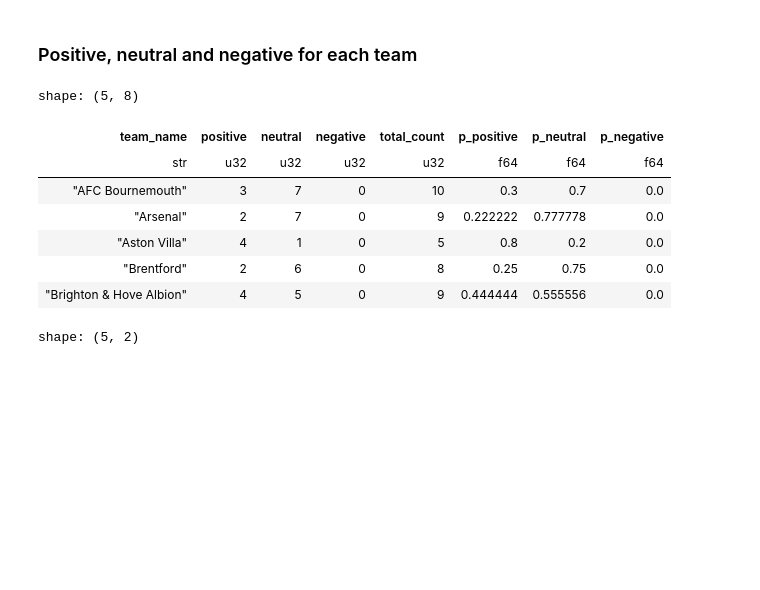
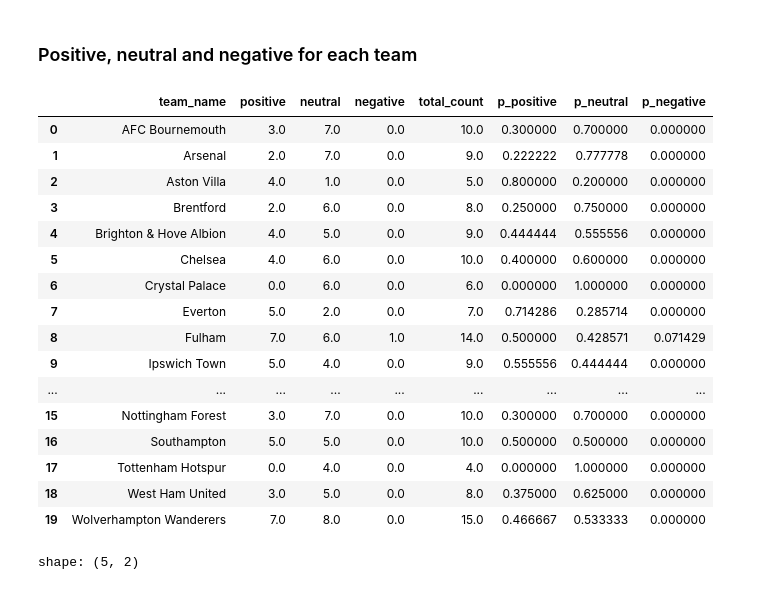
Before and after one commit to girguy/foot_sentiment_analysis, a Jupyter notebook: visualization/test.ipynb, the cells around one changed output. Drawn from its saved outputs; the diff is of its cells as text; code cells hidden in the pictures; blank space fills up the shorter version.

```diff
--- a/visualization/test.ipynb
+++ b/visualization/test.ipynb
@@ -119,39 +146,44 @@ shape: (5, 3)
 | 5 | 0.441804 | "Brighton & Hove Albion" |
 # %% [markdown]
 ### Positive, neutral and negative for each team
-# %%
-#### [team, n_pos, n_neg, n_neu, n, pos_percentage, neg_percentage, neutral_percentage, n_overal_feeling, overal_feeling]
-
-result_1 = df_fact_reaction \
-    .group_by('fk_team_id', 'fk_sentiment_id').agg([
-        pl.col("reaction_id").n_unique().alias("count_reaction")
-        ]) \
-    .join(df_sentiment, left_on="fk_sentiment_id", right_on="sentiment_id", how="left") \
-    .join(df_team, left_on="fk_team_id", right_on="team_id", how="inner") \
-    .drop(["fk_team_id", "fk_sentiment_id", "sentiment_value"])
-
-result_1 = result_1 \
-    .pivot("sentiment_label", index="team_name", values="count_reaction") \
-    .fill_null(0) \
-    .sort("team_name") \
-    .with_columns() \
-    .with_columns((pl.col("positive")+pl.col("neutral")+pl.col("negative")).alias("total_count")) \
-    .with_columns(
-        (pl.col("positive")/pl.col("total_count")).alias("p_positive"),
-        (pl.col("neutral")/pl.col("total_count")).alias("p_neutral"),
-        (pl.col("negative")/pl.col("total_count")).alias("p_negative")
-    )
-
-result_1.head()
-# %% [output]
-shape: (5, 8)
-| team_name | positive | neutral | negative | total_count | p_positive | p_neutral | p_negative |
-| str | u32 | u32 | u32 | u32 | f64 | f64 | f64 |
-| "AFC Bournemouth" | 3 | 7 | 0 | 10 | 0.3 | 0.7 | 0.0 |
-| "Arsenal" | 2 | 7 | 0 | 9 | 0.222222 | 0.777778 | 0.0 |
-| "Aston Villa" | 4 | 1 | 0 | 5 | 0.8 | 0.2 | 0.0 |
-| "Brentford" | 2 | 6 | 0 | 8 | 0.25 | 0.75 | 0.0 |
-| "Brighton & Hove Albion" | 4 | 5 | 0 | 9 | 0.444444 | 0.555556 | 0.0 |
+# %%
+result_1 = df_fact_reaction \
+    .groupby(['fk_team_id', 'fk_sentiment_id']) \
+    .agg(count_reaction=('reaction_id', 'nunique')) \
+    .reset_index() \
+    .merge(df_sentiment, left_on="fk_sentiment_id", right_on="sentiment_id", how="left") \
+    .merge(df_team, left_on="fk_team_id", right_on="team_id", how="inner") \
+    .drop(columns=["fk_team_id", "fk_sentiment_id", "sentiment_value"])
+
+result_1 = result_1.pivot_table(index="team_name", columns="sentiment_label", values="count_reaction", fill_value=0) \
+    .reset_index() \
+    .sort_values(by="team_name")
+
+result_1['total_count'] = result_1[['positive', 'neutral', 'negative']].sum(axis=1)
+result_1['p_positive'] = result_1['positive'] / result_1['total_count']
+result_1['p_neutral'] = result_1['neutral'] / result_1['total_count']
+result_1['p_negative'] = result_1['negative'] / result_1['total_count']
+
+result_1.columns.name = None
+result_1 = result_1[['team_name', 'positive', 'neutral', 'negative', 'total_count', 'p_positive', 'p_neutral', 'p_negative']]
+# %% [output]
+|  | team_name | positive | neutral | negative | total_count | p_positive | p_neutral | p_negative |
+| 0 | AFC Bournemouth | 3.0 | 7.0 | 0.0 | 10.0 | 0.300000 | 0.700000 | 0.000000 |
+| 1 | Arsenal | 2.0 | 7.0 | 0.0 | 9.0 | 0.222222 | 0.777778 | 0.000000 |
+| 2 | Aston Villa | 4.0 | 1.0 | 0.0 | 5.0 | 0.800000 | 0.200000 | 0.000000 |
+| 3 | Brentford | 2.0 | 6.0 | 0.0 | 8.0 | 0.250000 | 0.750000 | 0.000000 |
+| 4 | Brighton & Hove Albion | 4.0 | 5.0 | 0.0 | 9.0 | 0.444444 | 0.555556 | 0.000000 |
+| 5 | Chelsea | 4.0 | 6.0 | 0.0 | 10.0 | 0.400000 | 0.600000 | 0.000000 |
+| 6 | Crystal Palace | 0.0 | 6.0 | 0.0 | 6.0 | 0.000000 | 1.000000 | 0.000000 |
+| 7 | Everton | 5.0 | 2.0 | 0.0 | 7.0 | 0.714286 | 0.285714 | 0.000000 |
+| 8 | Fulham | 7.0 | 6.0 | 1.0 | 14.0 | 0.500000 | 0.428571 | 0.071429 |
+| 9 | Ipswich Town | 5.0 | 4.0 | 0.0 | 9.0 | 0.555556 | 0.444444 | 0.000000 |
+| ... | ... | ... | ... | ... | ... | ... | ... | ... |
+| 15 | Nottingham Forest | 3.0 | 7.0 | 0.0 | 10.0 | 0.300000 | 0.700000 | 0.000000 |
+| 16 | Southampton | 5.0 | 5.0 | 0.0 | 10.0 | 0.500000 | 0.500000 | 0.000000 |
+| 17 | Tottenham Hotspur | 0.0 | 4.0 | 0.0 | 4.0 | 0.000000 | 1.000000 | 0.000000 |
+| 18 | West Ham United | 3.0 | 5.0 | 0.0 | 8.0 | 0.375000 | 0.625000 | 0.000000 |
+| 19 | Wolverhampton Wanderers | 7.0 | 8.0 | 0.0 | 15.0 | 0.466667 | 0.533333 | 0.000000 |
 # %%
 total_articles = result_1.select(['team_name', 'total_count'])
 total_articles.head()
```
Also changed, not shown: parts of 5 cells of this notebook, 5 other files.
